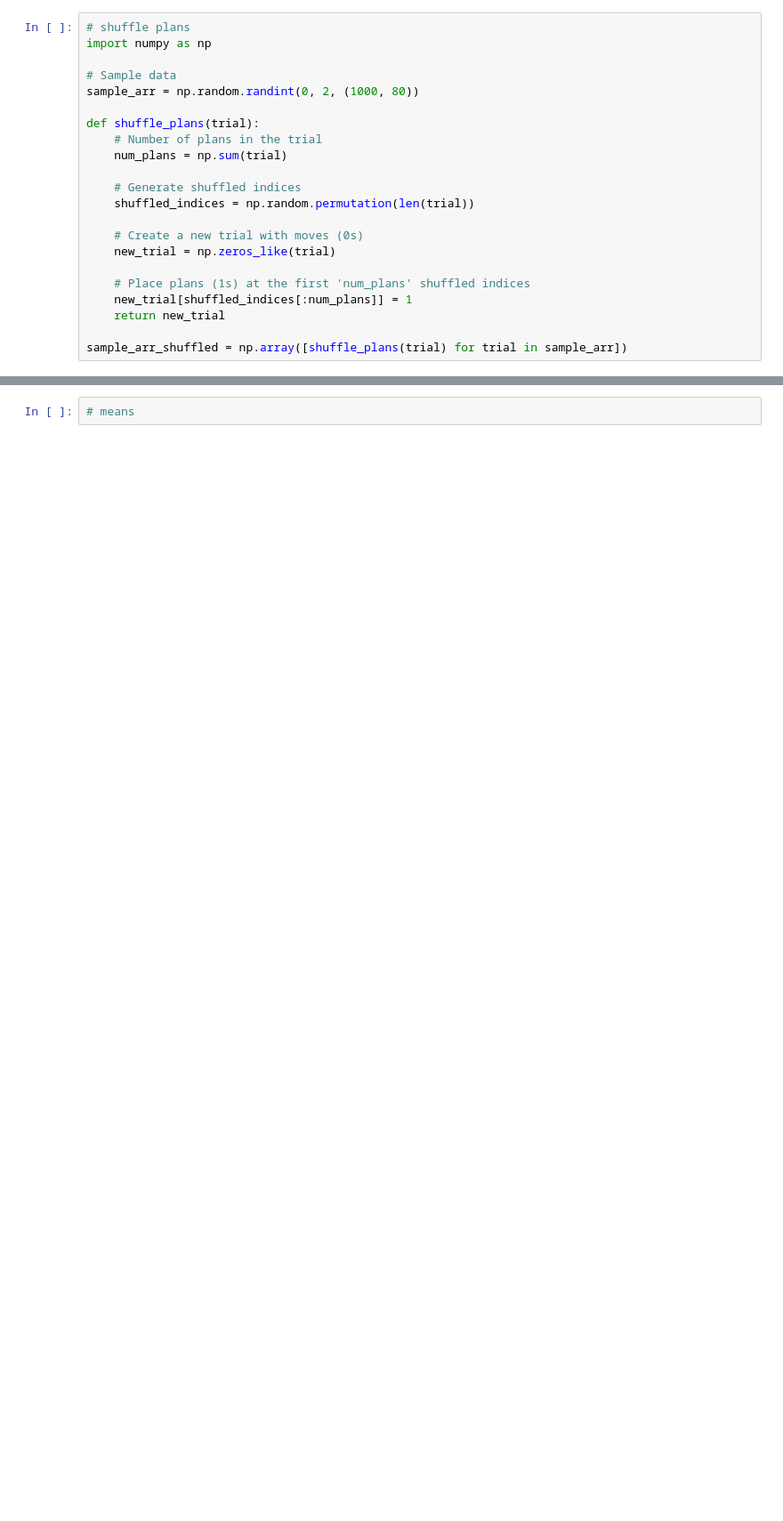
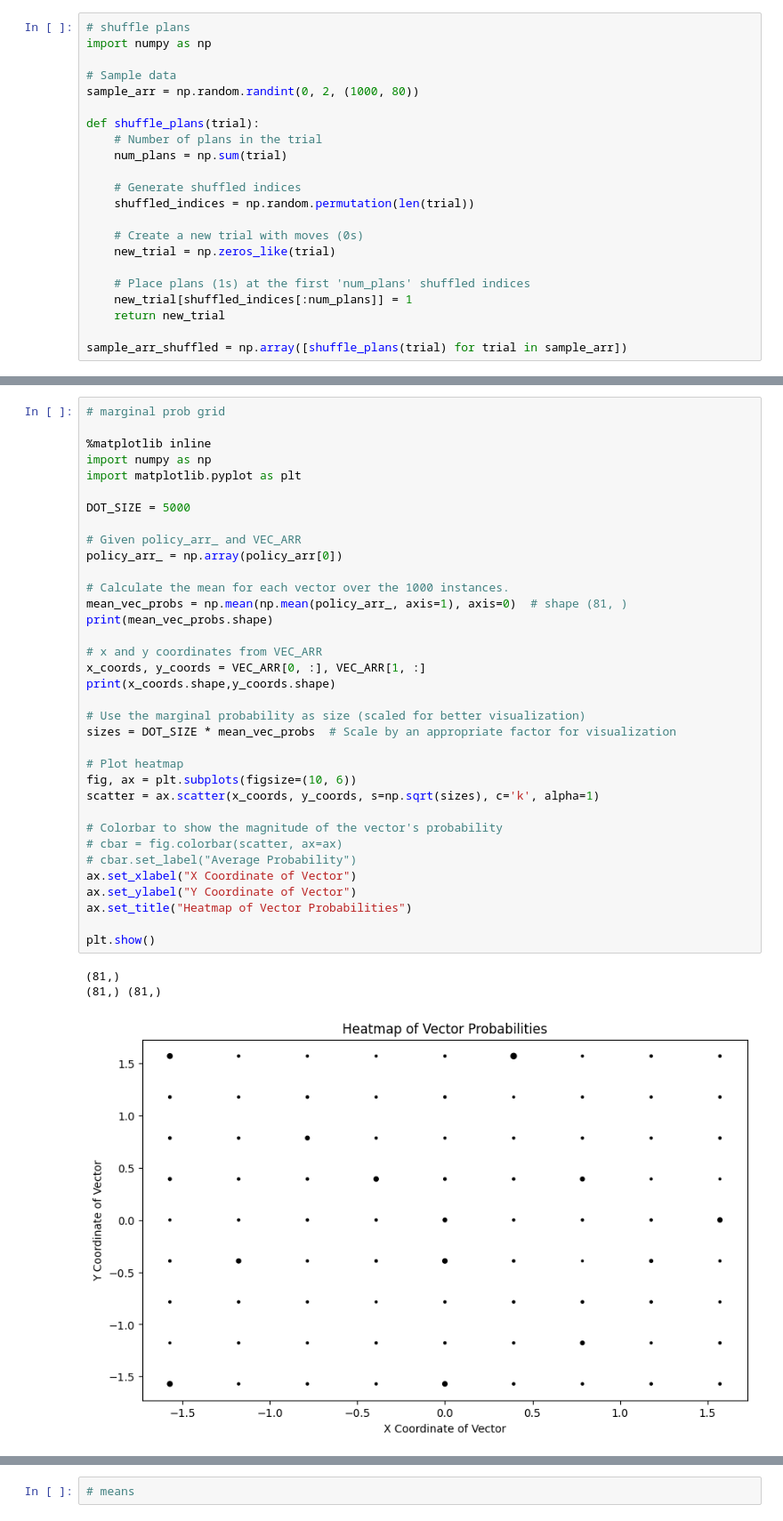
Before and after one commit to lukerj00/meta_rl_ego_sim, a Jupyter notebook: sc_project/olpg_analysis.ipynb, the cells around one changed output, grey strips where cells are left out. Shown at 89% size. Cells and saved outputs as stored; diff of their text form; blank space fills up the shorter version.

```diff
--- a/sc_project/olpg_analysis.ipynb
+++ b/sc_project/olpg_analysis.ipynb
@@ -708,3 +1040,42 @@ sample_arr_shuffled = np.array([shuffle_plans(trial) for trial in sample_arr])
+# %%
+# marginal prob grid
+
+%matplotlib inline
+import numpy as np
+import matplotlib.pyplot as plt
+
+DOT_SIZE = 5000
+
+# Given policy_arr_ and VEC_ARR
+policy_arr_ = np.array(policy_arr[0])
+
+# Calculate the mean for each vector over the 1000 instances.
+mean_vec_probs = np.mean(np.mean(policy_arr_, axis=1), axis=0)  # shape (81, )
+print(mean_vec_probs.shape)
+
+# x and y coordinates from VEC_ARR
+x_coords, y_coords = VEC_ARR[0, :], VEC_ARR[1, :]
+print(x_coords.shape,y_coords.shape)
+
+# Use the marginal probability as size (scaled for better visualization)
+sizes = DOT_SIZE * mean_vec_probs  # Scale by an appropriate factor for visualization
+
+# Plot heatmap
+fig, ax = plt.subplots(figsize=(10, 6))
+scatter = ax.scatter(x_coords, y_coords, s=np.sqrt(sizes), c='k', alpha=1)
+
+# Colorbar to show the magnitude of the vector's probability
+# cbar = fig.colorbar(scatter, ax=ax)
+# cbar.set_label("Average Probability")
+ax.set_xlabel("X Coordinate of Vector")
+ax.set_ylabel("Y Coordinate of Vector")
+ax.set_title("Heatmap of Vector Probabilities")
+
+plt.show()
+# %% [output]
+(81,)
+(81,) (81,)
+[figure, added]
 # %%
 # reward vs speed for plan/no plan/shuffle
 %matplotlib inline
```
Also changed, not shown: parts of 23 cells of this notebook, 1 other file.
